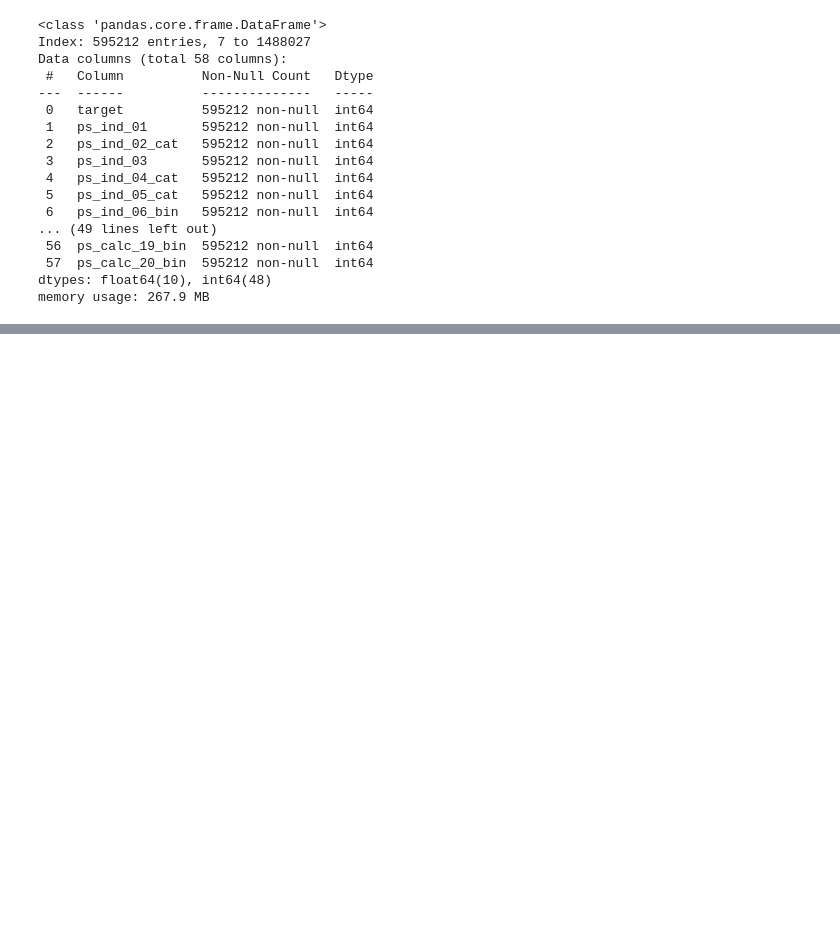
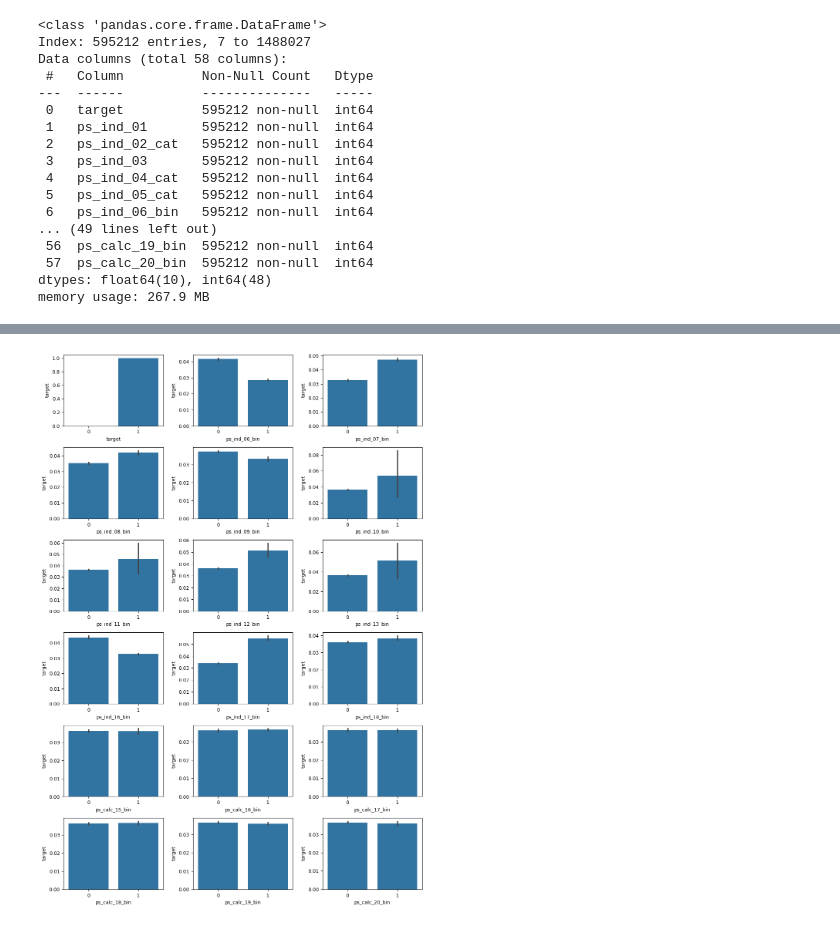
Before and after one commit to SH-RyuKH/AI_AI, a Jupyter notebook: Safe_Driver_Prediction.ipynb, the cells around one changed output, grey strips where cells are left out. Saved outputs shown, nothing was run; the diff lists cells and outputs as text; code cells hidden in the pictures; blank space fills up the shorter version.

```diff
--- a/Safe_Driver_Prediction.ipynb
+++ b/Safe_Driver_Prediction.ipynb
@@ -45,0 +121,18 @@ memory usage: 267.9 MB
+# %%
+import matplotlib.gridspec as gridspec
+
+def plot_target_ratio_by_features(df, features, num_rows, num_cols):
+    mpl.rc('font', size = 9)
+    plt.figure(figsize=(12, 18))
+    grid = gridspec.GridSpec(num_rows, num_cols)
+    plt.subplots_adjust(hspace=0.3, wspace=0.3)
+
+    for idx, feature in enumerate(features):
+        ax = plt.subplot(grid[idx])
+        sns.barplot(x=feature, y='target', data=df, ax=ax)
+# %%
+bin_featrues = summary[summary['Data type'] == 'binary'].index
+
+plot_target_ratio_by_features(train, bin_featrues, 6, 3)
+# %% [output]
+[figure, added]
```
Also changed, not shown: parts of 8 cells of this notebook.
